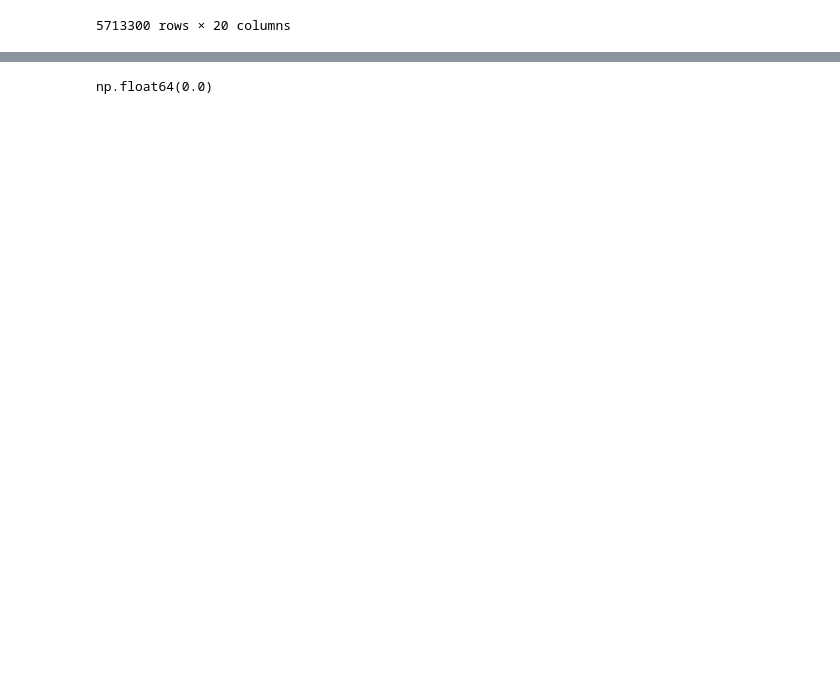
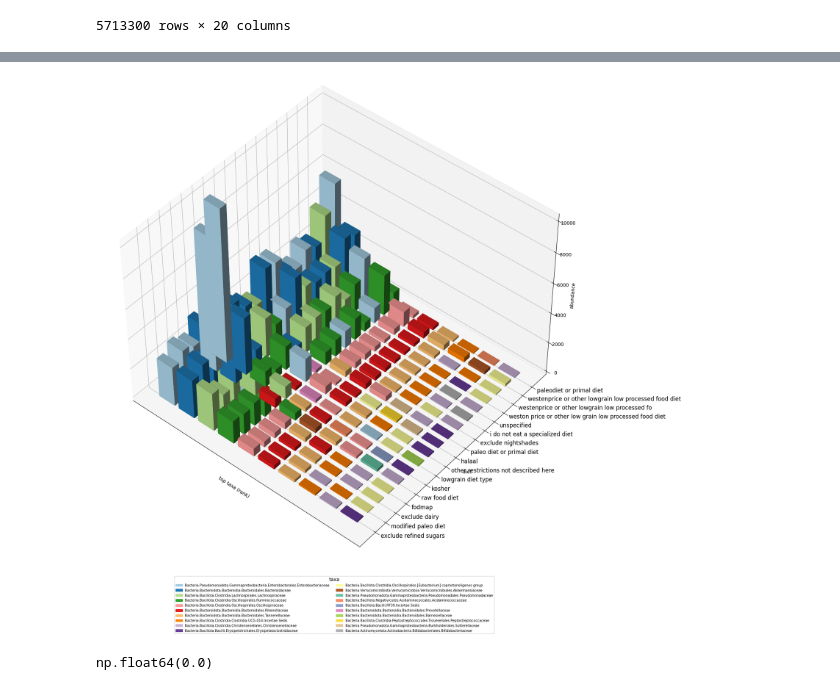
Before and after one commit to rredkovich/uniba_dataviz_project, a Jupyter notebook: Untitled.ipynb, the cells around one changed output, grey strips where cells are left out. Drawn from its saved outputs; the diff is of its cells as text; code cells hidden in the pictures; blank space fills up the shorter version.

Commit message:
Final graph changed for better readability

```diff
--- a/Untitled.ipynb
+++ b/Untitled.ipynb
@@ -371,3 +331,47 @@ plt.show()
+# %%
+fig = plt.figure(figsize=(24, 18))
+ax = fig.add_subplot(111, projection='3d')
+
+bar_w, bar_d = 0.8, 0.6
+for y_idx, (diet, top_) in enumerate(diet_tops.items()):
+    xs = np.arange(len(top_), dtype=float)
+    ys = np.full_like(xs, y_idx, dtype=float) - bar_d / 2
+    zs = np.zeros_like(xs)
+    dx = np.full_like(xs, bar_w)
+    dy = np.full_like(xs, bar_d)
+    dz = top_['abundance'].to_numpy(dtype=float)
+    bar_colors = [palette[t] for t in top_['taxa']]
+    ax.bar3d(xs, ys, zs, dx, dy, dz, color=bar_colors, shade=True)
+
+ax.set_yticks(range(len(diet_tops)))
+ax.set_yticklabels(
+    [d.replace('attribute_specialized_diet_', '').replace('attribute_', '').replace('_', ' ')
+     for d in diet_tops],
+    fontsize=12,
+    ha='left',
+    va='bottom'
+)
+ax.set_xticks([])
+ax.set_xlabel('top taxa (rank)')
+ax.set_ylabel('diet')
+ax.set_zlabel('abundance')
+ax.view_init(elev=45, azim=-50)
+
+handles = [Patch(color=c, label=t) for t, c in palette.items()]
+ax.legend(
+    handles=handles,
+    loc='upper center',
+    bbox_to_anchor=(0.5, -0.05),
+    ncol=2,
+    fontsize=7,
+    title='taxa',
+)
+
+plt.tight_layout()
+plt.show()
+pass
+# %% [output]
+[figure, added]
 # %%
 display(df_long['abundance'].median())
 
```
Also changed, not shown: parts of 3 cells of this notebook.
